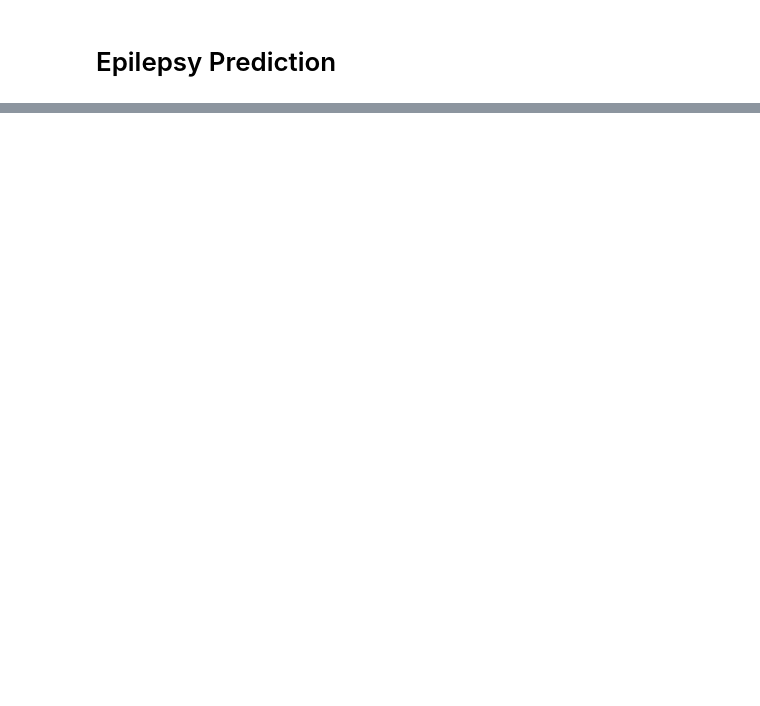
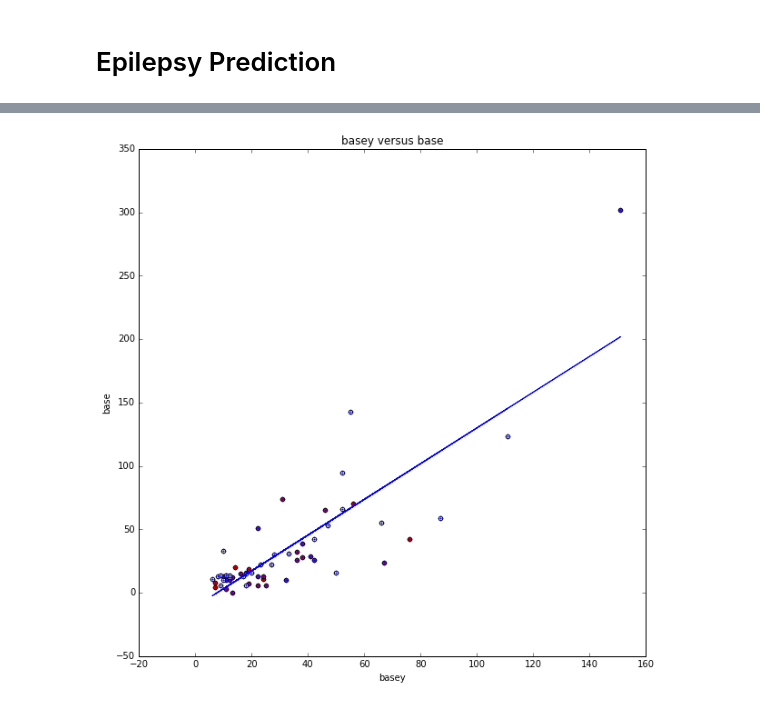
Before and after one commit to harvard-team-pivot/epilepsy-prediction, a Jupyter notebook: Team_Pivot_CS109A_Final_Project_Milestone_3_Sean.ipynb, the cells around one changed output, grey strips where cells are left out. Drawn from its saved outputs; the diff is of its cells as text; code cells hidden in the pictures; blank space fills up the shorter version.

```diff
--- a/Team_Pivot_CS109A_Final_Project_Milestone_3_Sean.ipynb
+++ b/Team_Pivot_CS109A_Final_Project_Milestone_3_Sean.ipynb
@@ -81,0 +101,3 @@ for x_column in columns:
+# %%
+# # I'm going to add a basey column which sums all the y periodicity
+seizure_raw['basey'] = seizure_raw['y1']+seizure_raw['y2']+seizure_raw['y3']+seizure_raw['y4']
@@ -81,0 +115,22 @@ for x_column in columns:
+# %%
+columns=list(['base','basey'])
+
+fig, ax = plt.subplots(1, 1, sharex=True, sharey=True, figsize=(10,10))
+
+x = seizure_raw['base']
+y = seizure_raw['basey']
+z = seizure_raw['treatment']
+fit = np.polyfit(x, y, 1)
+fitx = np.poly1d(fit)
+ax.plot(x, y, 'b+', x, fitx(x),'b-')
+ax.set_xlabel(x_column)
+ax.set_ylabel(y_column)
+ax.set_title(x_column + ' versus ' + y_column)
+#   ax.scatter(x,y)
+#Plot Progabide locations as green dots
+ax.scatter(x[z == 1], y[z == 1], c='red', label='Progabide')
+#Plot placebo locations as white dots
+ax.scatter(x[z == 0], y[z == 0], c='white', label='placebo')
+plt.show()
+# %% [output]
+[figure, added]
```
Also changed, not shown: parts of 8 cells of this notebook.
